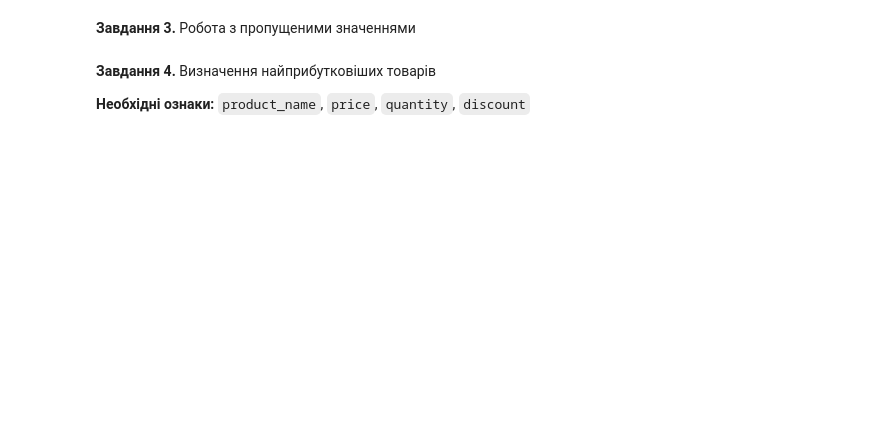
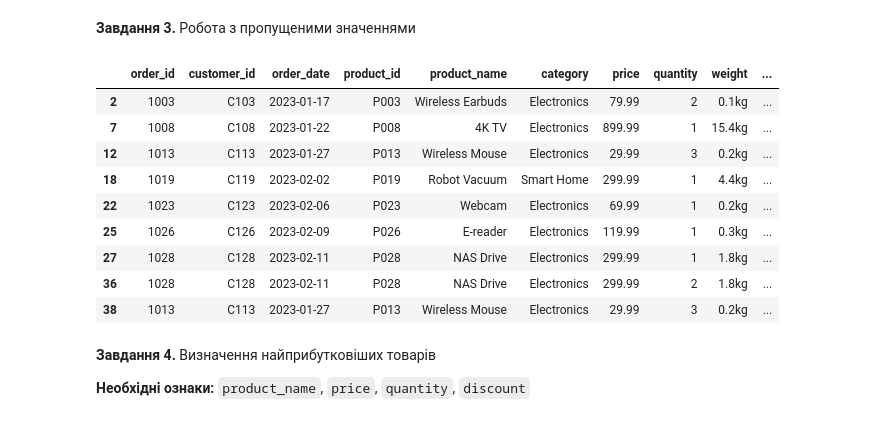
Before and after one commit to cpython-projects/python_da_17_03_26, a Jupyter notebook: lesson_12_hw.ipynb, the cells around one changed output. Drawn from its saved outputs; the diff is of its cells as text; code cells hidden in the pictures; blank space fills up the shorter version.

```diff
--- a/lesson_12_hw.ipynb
+++ b/lesson_12_hw.ipynb
@@ -38,0 +143,17 @@
+# %%
+for column_name in []:
+  df[column_name] = df[column_name].str.lower()
+# %%
+df['delivery_status'] = df.delivery_status.astype('category')
+# %%
+def weight_converter(item):
+  item = item.lower()
+  if 'kg' in item:
+    return float(item.replace('kg', ''))
+  if 'lbs' in item:
+    return float(item.replace('lbs', '')) * 0.45
+
+  return None
+
+
+df['weight_kg'] = df.weight.apply(weight_converter)
@@ -40,0 +188,13 @@
+# %%
+df[~df['shipping_cost'].notna()]
+# %% [output]
+|  | order_id | customer_id | order_date | product_id | product_name | category | price | quantity | weight | ... |
+| 2 | 1003 | C103 | 2023-01-17 | P003 | Wireless Earbuds | Electronics | 79.99 | 2 | 0.1kg | ... |
+| 7 | 1008 | C108 | 2023-01-22 | P008 | 4K TV | Electronics | 899.99 | 1 | 15.4kg | ... |
+| 12 | 1013 | C113 | 2023-01-27 | P013 | Wireless Mouse | Electronics | 29.99 | 3 | 0.2kg | ... |
+| 18 | 1019 | C119 | 2023-02-02 | P019 | Robot Vacuum | Smart Home | 299.99 | 1 | 4.4kg | ... |
+| 22 | 1023 | C123 | 2023-02-06 | P023 | Webcam | Electronics | 69.99 | 1 | 0.2kg | ... |
+| 25 | 1026 | C126 | 2023-02-09 | P026 | E-reader | Electronics | 119.99 | 1 | 0.3kg | ... |
+| 27 | 1028 | C128 | 2023-02-11 | P028 | NAS Drive | Electronics | 299.99 | 1 | 1.8kg | ... |
+| 36 | 1028 | C128 | 2023-02-11 | P028 | NAS Drive | Electronics | 299.99 | 2 | 1.8kg | ... |
+| 38 | 1013 | C113 | 2023-01-27 | P013 | Wireless Mouse | Electronics | 29.99 | 3 | 0.2kg | ... |
```
Also changed, not shown: parts of 23 cells of this notebook.
